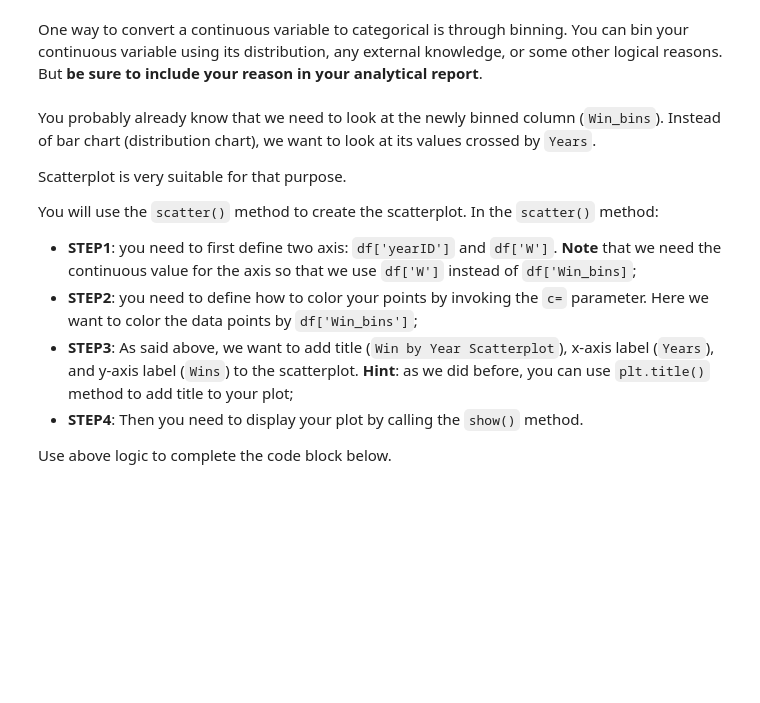
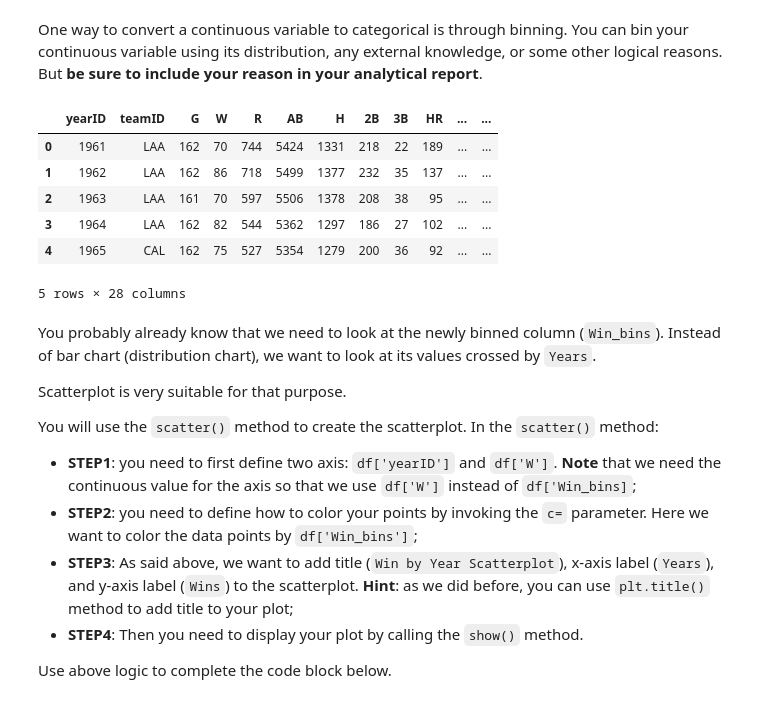
Before and after one commit to BA545-SP2019/ba545-week1-dsacco0317, a Jupyter notebook: Mini_project_1_baseball_analytics_pt1.ipynb, the cells around one changed output. Drawn from its saved outputs; the diff is of its cells as text; code cells hidden in the pictures; blank space fills up the shorter version.

```diff
--- a/Mini_project_1_baseball_analytics_pt1.ipynb
+++ b/Mini_project_1_baseball_analytics_pt1.ipynb
@@ -294,23 +308,31 @@ One way to convert a continuous variable to categorical is through binning. You
 # %%
 #Creating Bins for ploting and understanding of the target
 
 ## Binning for Cintinuous and categorical
 
 def assign_win_bins(W):
     if W < 50:                    # Creating a bin value of 1 for wins amounting less than 50
         return(1)
     if W >= 50 and W <= 69:       # Creating a bin value of 2 for wins amounting less than 70 and greater than 50
         return(2)
     if W >= 70 and W <= 89:       # Creating a bin value of 3 for wins amounting less than 90 and greater than 70
         return(3)
     if W >= 90 and W <= 109:      # Creating a bin value of 4 for wins amounting less than 110 and greater than 90
         return(4)
     if W >= 110:                  # Creating a bin value of 5 for wins amounting greater than 110
         return(5)
 
-df['Win_bins'] = df['W'].apply(assign_win_bins)  # Creating a new column Win_bins in the dataframe
+df_Teams['Win_bins'] = df_Teams['W'].apply(assign_win_bins)  # Creating a new column Win_bins in the dataframe
 
-df.head()
+df_Teams.head()
+# %% [output]
+|  | yearID | teamID | G | W | R | AB | H | 2B | 3B | HR | ... | ... |
+| 0 | 1961 | LAA | 162 | 70 | 744 | 5424 | 1331 | 218 | 22 | 189 | ... | ... |
+| 1 | 1962 | LAA | 162 | 86 | 718 | 5499 | 1377 | 232 | 35 | 137 | ... | ... |
+| 2 | 1963 | LAA | 161 | 70 | 597 | 5506 | 1378 | 208 | 38 | 95 | ... | ... |
+| 3 | 1964 | LAA | 162 | 82 | 544 | 5362 | 1297 | 186 | 27 | 102 | ... | ... |
+| 4 | 1965 | CAL | 162 | 75 | 527 | 5354 | 1279 | 200 | 36 | 92 | ... | ... |
+5 rows × 28 columns
 # %% [markdown]
 You probably already know that we need to look at the newly binned column (`Win_bins`). Instead of bar chart (distribution chart), we want to look at its values crossed by `Years`.
 
```
Also changed, not shown: parts of 4 cells of this notebook, 1 other file.
